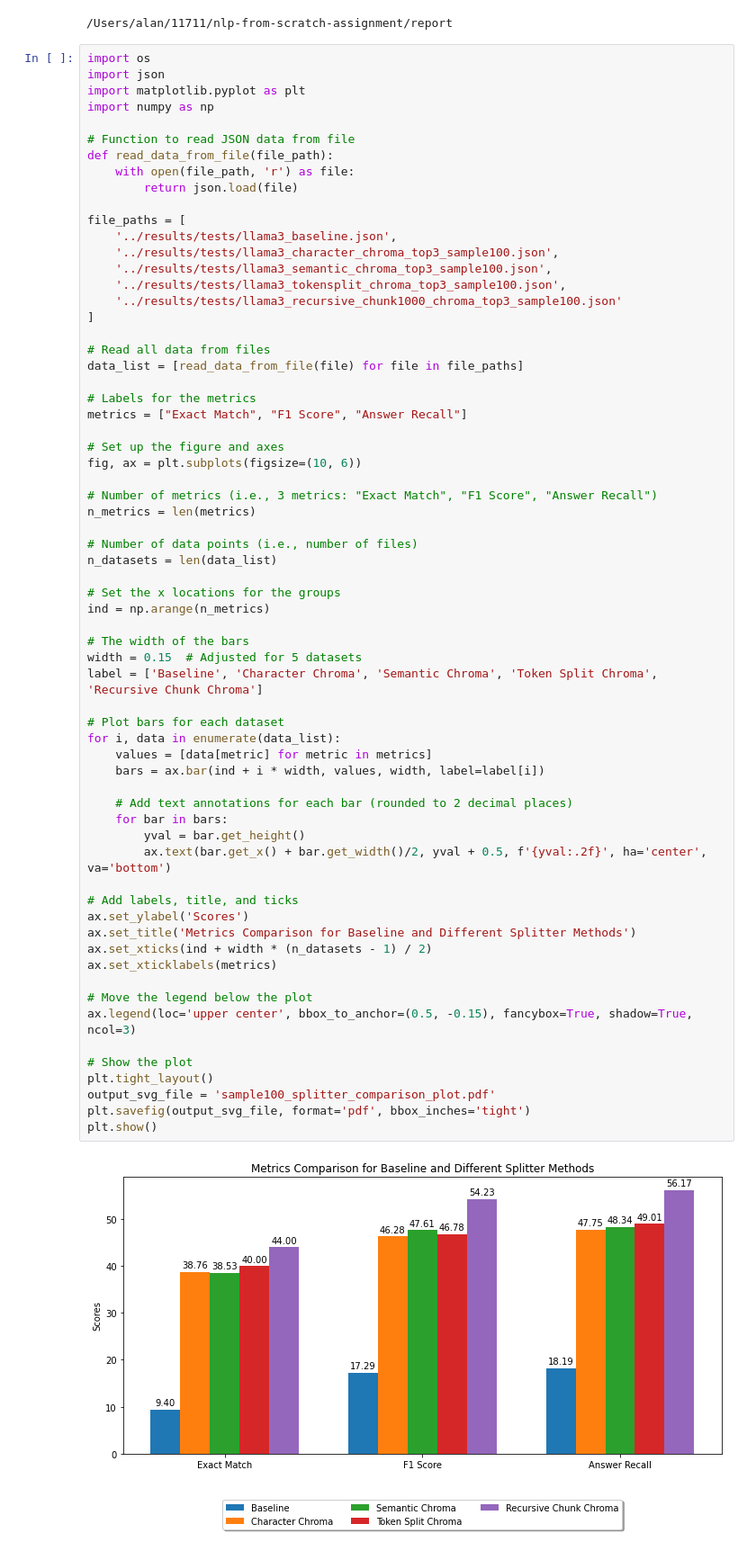
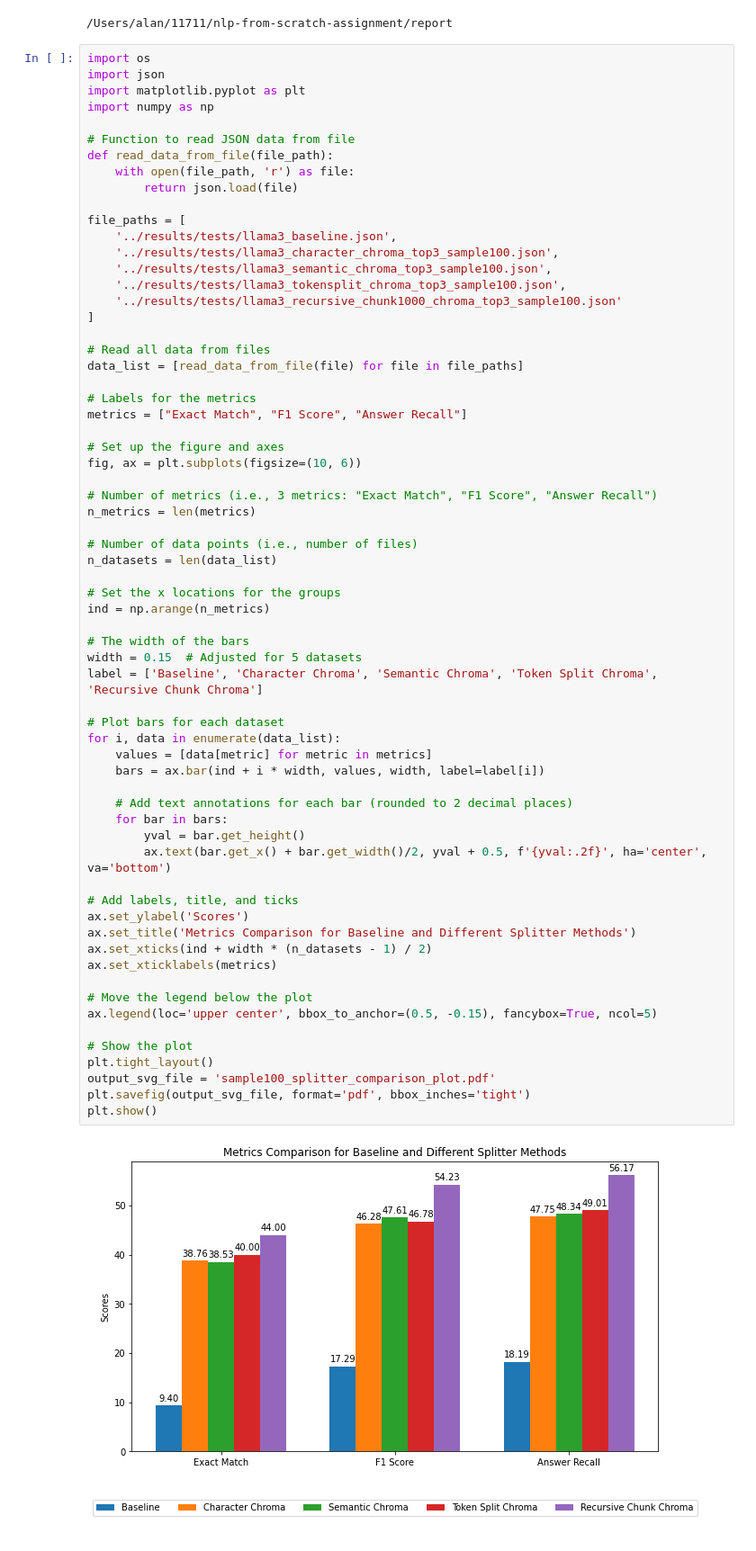
Before and after one commit to Aaalan-Zhang/nlp-from-scratch-assignment-fall2024, a Jupyter notebook: report/plotting.ipynb, the cells around one changed output. Shown: that part at 90% size. Cells and saved outputs as stored; diff of their text form.

```diff
--- a/report/plotting.ipynb
+++ b/report/plotting.ipynb
@@ -65,32 +65,32 @@ n_datasets = len(data_list)
 ind = np.arange(n_metrics)
 
 # The width of the bars
 width = 0.15  # Adjusted for 5 datasets
 label = ['Baseline', 'Character Chroma', 'Semantic Chroma', 'Token Split Chroma', 'Recursive Chunk Chroma']
 
 # Plot bars for each dataset
 for i, data in enumerate(data_list):
     values = [data[metric] for metric in metrics]
     bars = ax.bar(ind + i * width, values, width, label=label[i])
 
     # Add text annotations for each bar (rounded to 2 decimal places)
     for bar in bars:
         yval = bar.get_height()
         ax.text(bar.get_x() + bar.get_width()/2, yval + 0.5, f'{yval:.2f}', ha='center', va='bottom')
 
 # Add labels, title, and ticks
 ax.set_ylabel('Scores')
 ax.set_title('Metrics Comparison for Baseline and Different Splitter Methods')
 ax.set_xticks(ind + width * (n_datasets - 1) / 2)
 ax.set_xticklabels(metrics)
 
 # Move the legend below the plot
-ax.legend(loc='upper center', bbox_to_anchor=(0.5, -0.15), fancybox=True, shadow=True, ncol=3)
+ax.legend(loc='upper center', bbox_to_anchor=(0.5, -0.15), fancybox=True, ncol=5)
 
 # Show the plot
 plt.tight_layout()
 output_svg_file = 'sample100_splitter_comparison_plot.pdf'
 plt.savefig(output_svg_file, format='pdf', bbox_inches='tight')
 plt.show()
 # %% [output]
-[figure, old version]
+[figure, new version]
```
Also changed, not shown: 1 other file.
